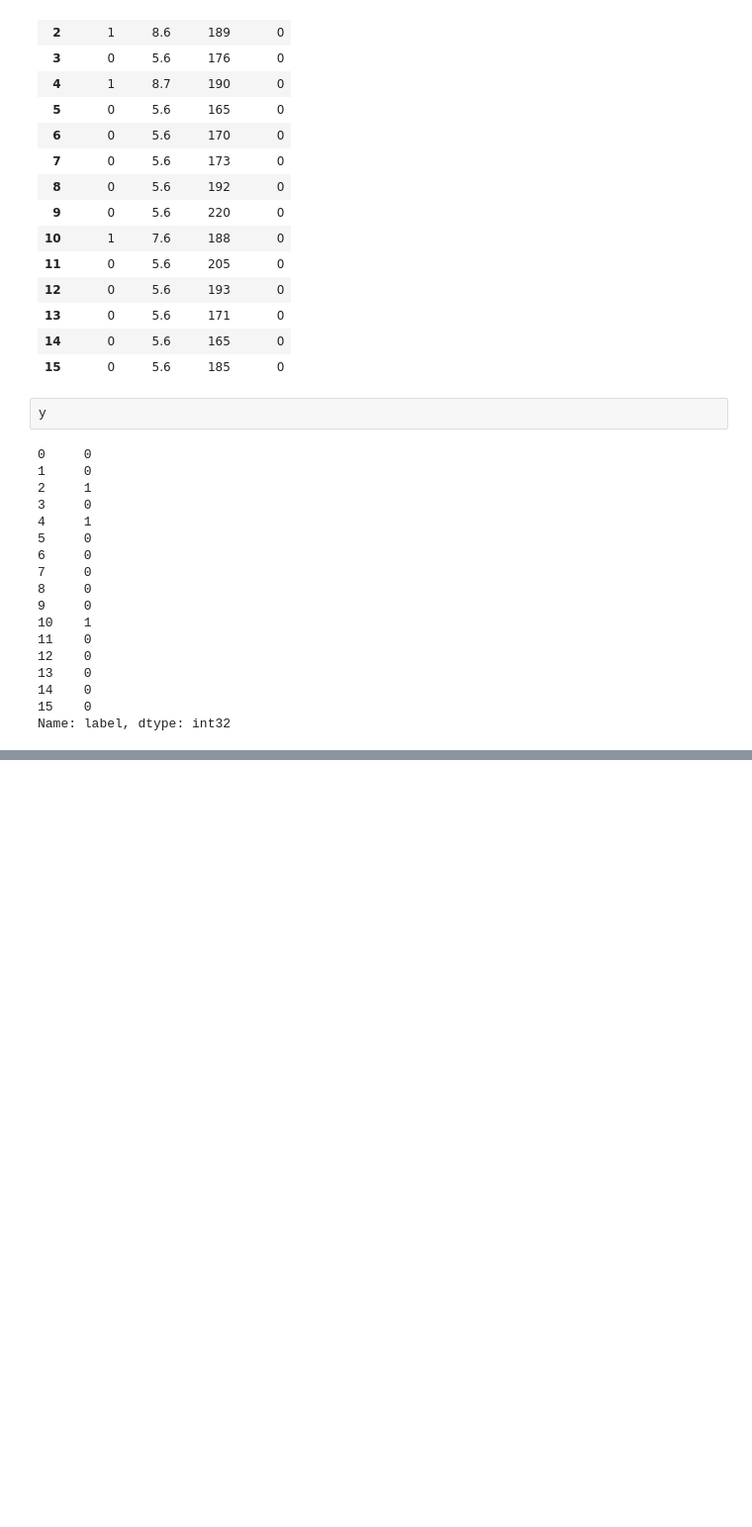
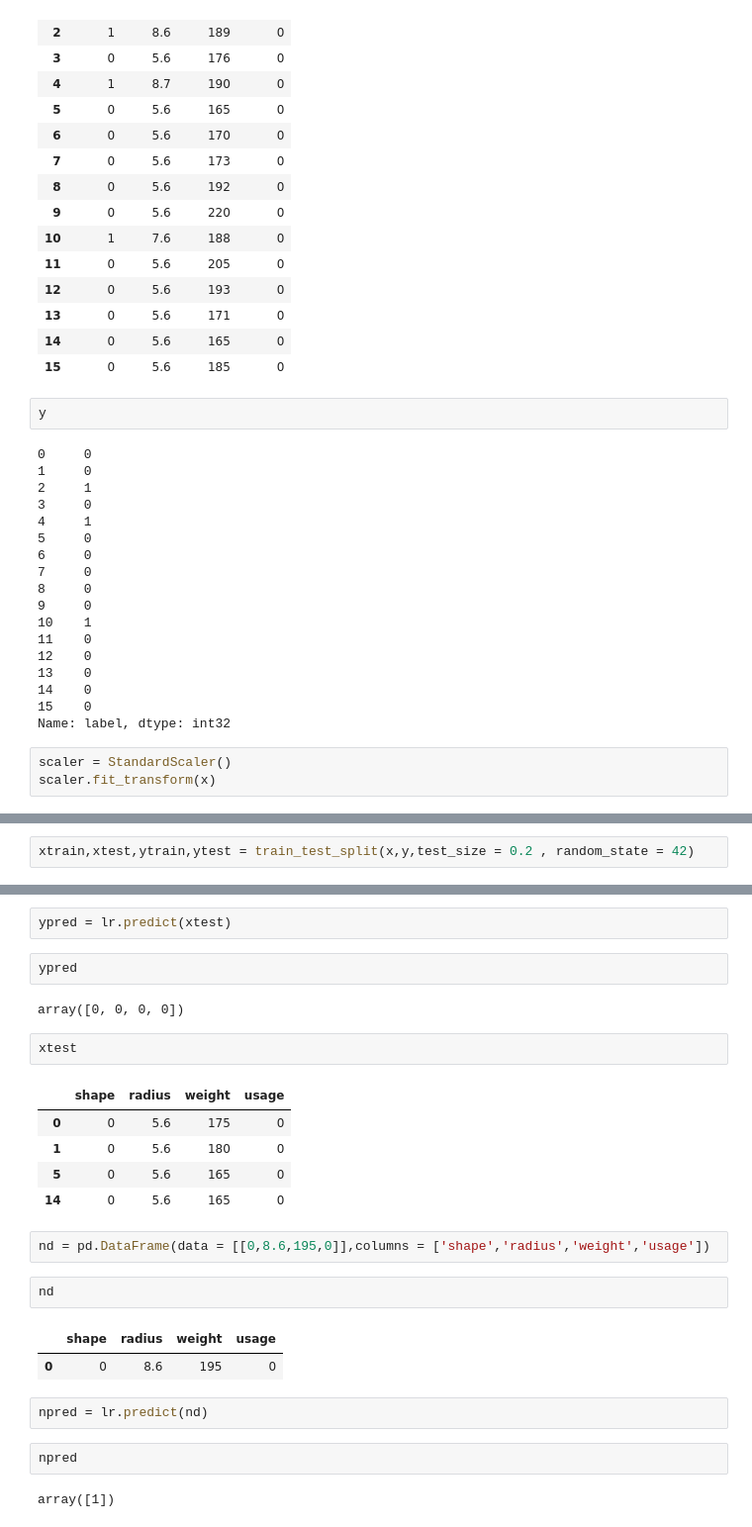
Before and after one commit to Spap123/DIG-Classes, a Jupyter notebook: 25th June Batch/Class_01.04.2023_Over_Under_Fitting.ipynb, the cells around one changed output, grey strips where cells are left out. Shown at 99% size. Cells and saved outputs as stored; diff of their text form; blank space fills up the shorter version.

```diff
--- a/25th June Batch/Class_01.04.2023_Over_Under_Fitting.ipynb
+++ b/25th June Batch/Class_01.04.2023_Over_Under_Fitting.ipynb
@@ -112,3 +112,6 @@ y
 14    0
 15    0
 Name: label, dtype: int32
+# %%
+scaler = StandardScaler()
+scaler.fit_transform(x)
@@ -114,0 +135,2 @@ Name: label, dtype: int32
+# %%
+xtrain,xtest,ytrain,ytest = train_test_split(x,y,test_size = 0.2 , random_state = 42)
@@ -114,0 +168,27 @@ Name: label, dtype: int32
+# %%
+ypred = lr.predict(xtest)
+# %%
+ypred
+# %% [output]
+array([0, 0, 0, 0])
+# %%
+xtest
+# %% [output]
+|  | shape | radius | weight | usage |
+| 0 | 0 | 5.6 | 175 | 0 |
+| 1 | 0 | 5.6 | 180 | 0 |
+| 5 | 0 | 5.6 | 165 | 0 |
+| 14 | 0 | 5.6 | 165 | 0 |
+# %%
+nd = pd.DataFrame(data = [[0,8.6,195,0]],columns = ['shape','radius','weight','usage'])
+# %%
+nd
+# %% [output]
+|  | shape | radius | weight | usage |
+| 0 | 0 | 8.6 | 195 | 0 |
+# %%
+npred = lr.predict(nd)
+# %%
+npred
+# %% [output]
+array([1])
```
Also changed, not shown: parts of 15 cells of this notebook, 2 other files.
